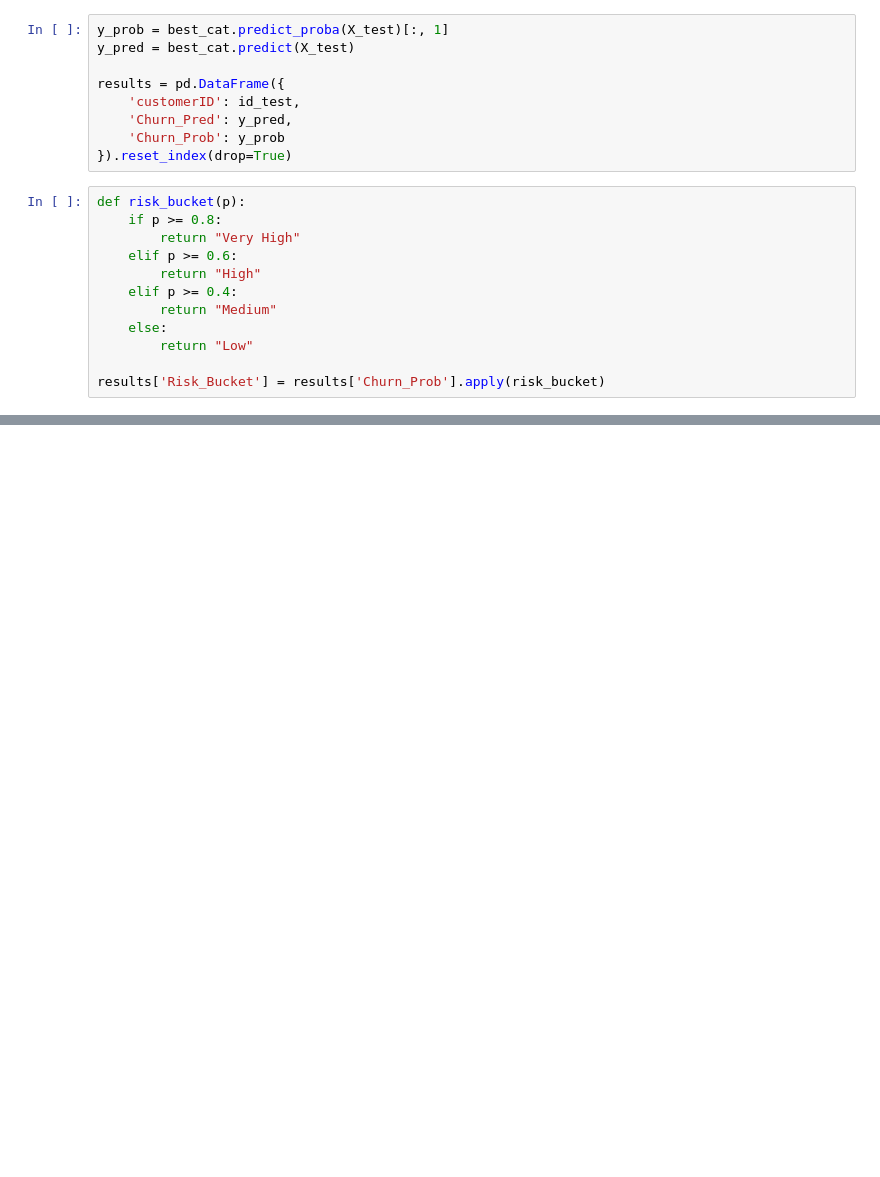
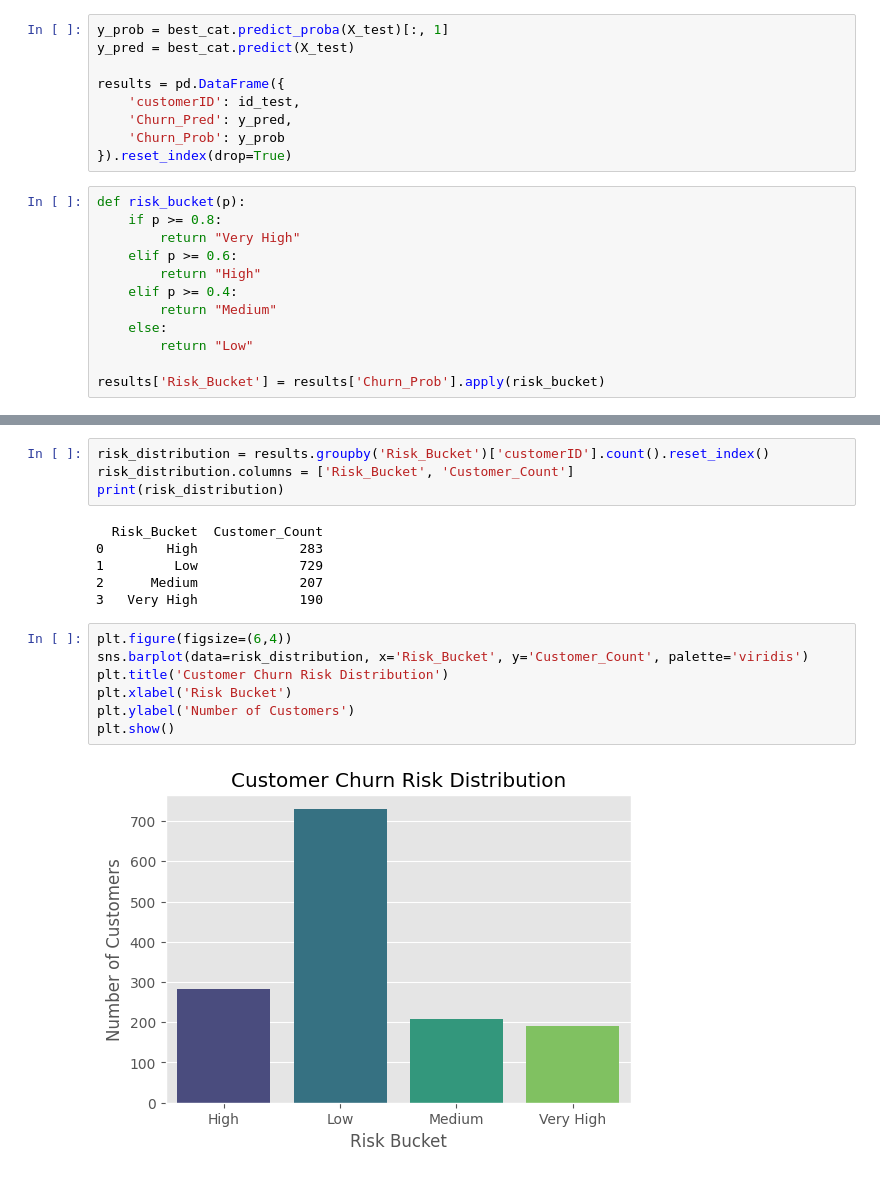
Before and after one commit to surajkarak/dept-churn-prediction-email-gen, a Jupyter notebook: model_training.ipynb, the cells around one changed output, grey strips where cells are left out. Drawn from its saved outputs; the diff is of its cells as text; blank space fills up the shorter version.

```diff
--- a/model_training.ipynb
+++ b/model_training.ipynb
@@ -558 +562,20 @@ results
 1409 rows × 4 columns
+# %%
+risk_distribution = results.groupby('Risk_Bucket')['customerID'].count().reset_index()
+risk_distribution.columns = ['Risk_Bucket', 'Customer_Count']
+print(risk_distribution)
+# %% [output]
+  Risk_Bucket  Customer_Count
+0        High             283
+1         Low             729
+2      Medium             207
+3   Very High             190
+# %%
+plt.figure(figsize=(6,4))
+sns.barplot(data=risk_distribution, x='Risk_Bucket', y='Customer_Count', palette='viridis')
+plt.title('Customer Churn Risk Distribution')
+plt.xlabel('Risk Bucket')
+plt.ylabel('Number of Customers')
+plt.show()
+# %% [output]
+[figure, added]
```
Also changed, not shown: parts of 6 cells of this notebook, 6 other files.
